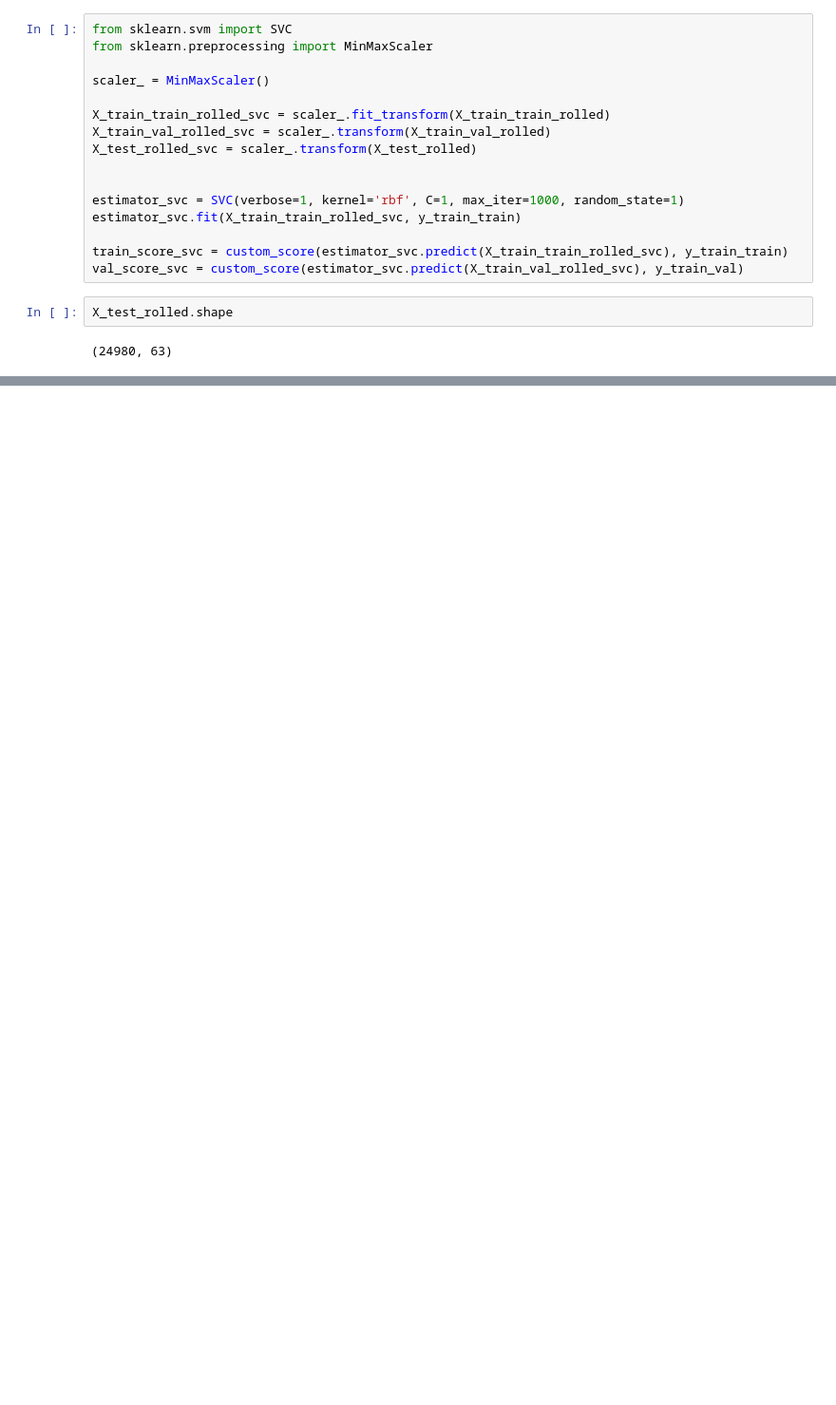
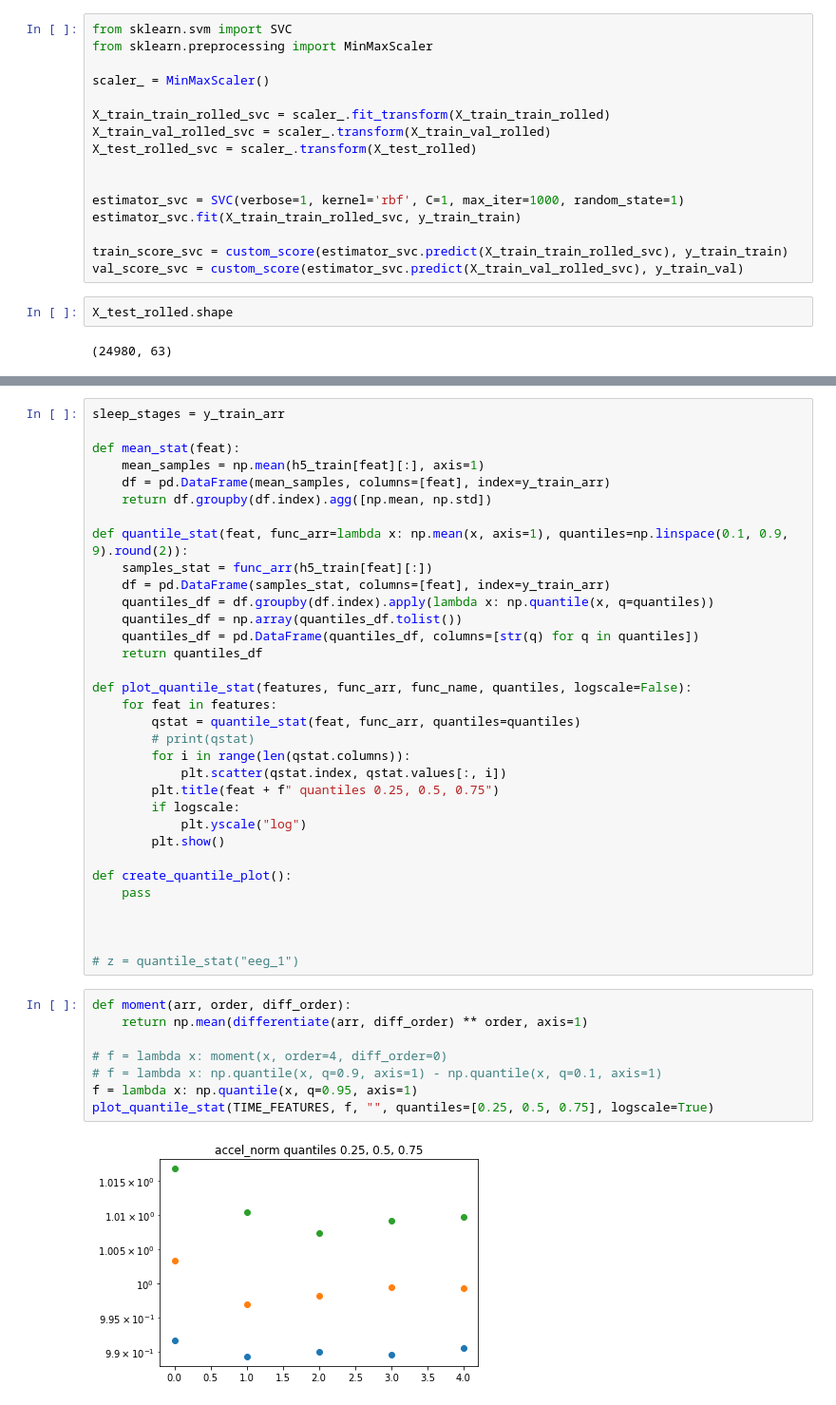
Before and after one commit to Mrml91/CS_ML_project, a Jupyter notebook: last_chance.ipynb, the cells around one changed output, grey strips where cells are left out. Shown at 95% size. Drawn from its saved outputs; the diff is of its cells as text; blank space fills up the shorter version.

```diff
--- a/last_chance.ipynb
+++ b/last_chance.ipynb
@@ -323,0 +380,43 @@ X_test_rolled.shape
+# %%
+sleep_stages = y_train_arr
+
+def mean_stat(feat):
+    mean_samples = np.mean(h5_train[feat][:], axis=1)
+    df = pd.DataFrame(mean_samples, columns=[feat], index=y_train_arr)
+    return df.groupby(df.index).agg([np.mean, np.std])
+
+def quantile_stat(feat, func_arr=lambda x: np.mean(x, axis=1), quantiles=np.linspace(0.1, 0.9, 9).round(2)):
+    samples_stat = func_arr(h5_train[feat][:])
+    df = pd.DataFrame(samples_stat, columns=[feat], index=y_train_arr)
+    quantiles_df = df.groupby(df.index).apply(lambda x: np.quantile(x, q=quantiles))
+    quantiles_df = np.array(quantiles_df.tolist())
+    quantiles_df = pd.DataFrame(quantiles_df, columns=[str(q) for q in quantiles])
+    return quantiles_df
+
+def plot_quantile_stat(features, func_arr, func_name, quantiles, logscale=False):
+    for feat in features:
+        qstat = quantile_stat(feat, func_arr, quantiles=quantiles)
+        # print(qstat)
+        for i in range(len(qstat.columns)):
+            plt.scatter(qstat.index, qstat.values[:, i])
+        plt.title(feat + f" quantiles 0.25, 0.5, 0.75")
+        if logscale:
+            plt.yscale("log")
+        plt.show()
+
+def create_quantile_plot():
+    pass
+
+
+
+# z = quantile_stat("eeg_1")
+# %%
+def moment(arr, order, diff_order):
+    return np.mean(differentiate(arr, diff_order) ** order, axis=1)
+
+# f = lambda x: moment(x, order=4, diff_order=0)
+# f = lambda x: np.quantile(x, q=0.9, axis=1) - np.quantile(x, q=0.1, axis=1)
+f = lambda x: np.quantile(x, q=0.95, axis=1)
+plot_quantile_stat(TIME_FEATURES, f, "", quantiles=[0.25, 0.5, 0.75], logscale=True)
+# %% [output]
+[figure, added]
```
Also changed, not shown: parts of 13 cells of this notebook, 2 other files.
